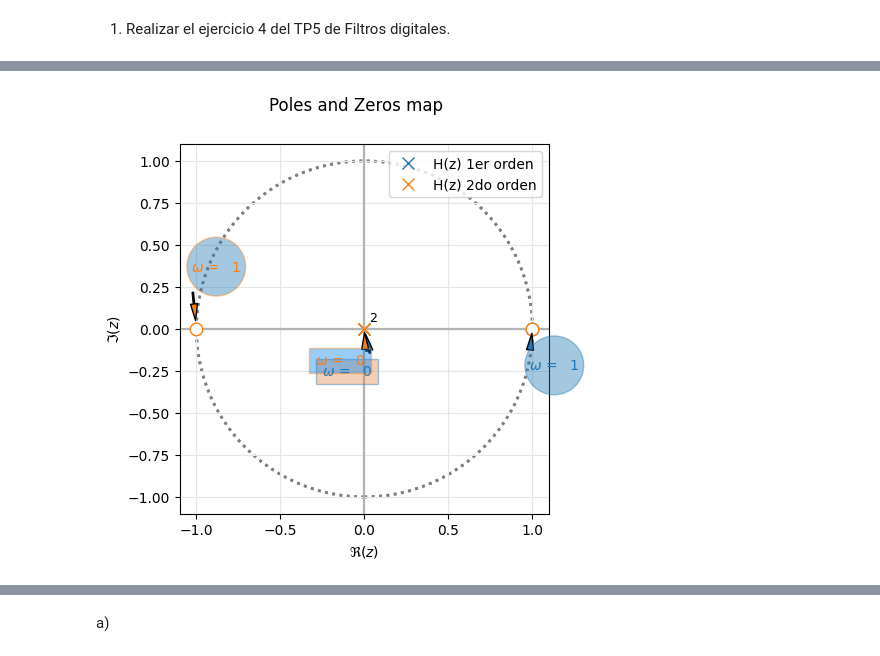
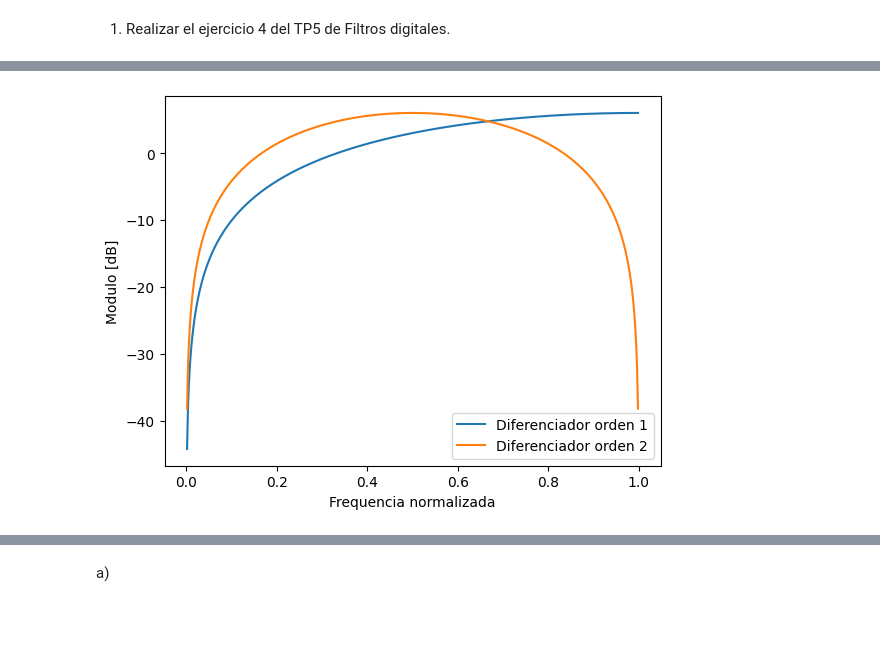
Before and after one commit to fRuggier0/TS8, a Jupyter notebook: TS8.ipynb, the cells around one changed output, grey strips where cells are left out. Drawn from its saved outputs; the diff is of its cells as text; code cells hidden in the pictures; blank space fills up the shorter version.

```diff
--- a/TS8.ipynb
+++ b/TS8.ipynb
@@ -16,6 +16,7 @@ import sympy as sp
 import numpy as np
 import scipy.signal as sig
 import matplotlib.pyplot as plt
+import math
 
 # Gráficos interactivos
 # %matplotlib ipympl
@@ -45,7 +46,7 @@ def plot_freq_resp_fir(this_num, this_desc):
 
     plt.plot(ww, 20 * np.log10(abs(hh)), label=this_desc)
 
-    plt.title('FIR diseñado por métodos directos - Taps:' + str(cant_coef) )
+    # plt.title('FIR diseñado por métodos directos - Taps:' + str(cant_coef) )
     plt.xlabel('Frequencia normalizada')
     plt.ylabel('Modulo [dB]')
     plt.grid(which='both', axis='both')
@@ -59,7 +60,7 @@ def plot_freq_resp_fir(this_num, this_desc):
 
     plt.plot(ww, phase, label=this_desc)
 
-    plt.title('FIR diseñado por métodos directos - Taps:' + str(cant_coef))
+    # plt.title('FIR diseñado por métodos directos - Taps:' + str(cant_coef))
     plt.xlabel('Frequencia normalizada')
     plt.ylabel('Fase [rad]')
     plt.grid(which='both', axis='both')
@@ -75,7 +76,7 @@ def plot_freq_resp_fir(this_num, this_desc):
     plt.plot(ww, gd_win, label=this_desc)
 
     plt.ylim((np.min(gd_win[2:-2])-1, np.max(gd_win[2:-2])+1))
-    plt.title('FIR diseñado por métodos directos - Taps:' + str(cant_coef))
+    # plt.title('FIR diseñado por métodos directos - Taps:' + str(cant_coef))
     plt.xlabel('Frequencia normalizada')
     plt.ylabel('Retardo [# muestras]')
     plt.grid(which='both', axis='both')
@@ -182,79 +239,15 @@ $\displaystyle H=\frac{0.2 \left(z^{5} - 1\right)}{z^{4} \left(z - 1\right)}$
 # %matplotlib inline
 plt.close('all')
 
-my_tf_1erOrden = TransferFunction( [1 , -1]     , [1 , 0] , dt=1/2)
-my_tf_2doOrden = TransferFunction( [1 , 0 , -1] , [1, 0, 0] , dt=1/2)
+num1z = np.array([1, -1])
+num2z = np.array([1, 0, -1])
 
-_= analyze_sys([my_tf_1erOrden], sys_name='H(z) 1er orden')
-_= analyze_sys([my_tf_2doOrden], sys_name='H(z) 2do orden')
-
-plt.figure(1)
-pzmap(my_tf_1erOrden, annotations=True, filter_description='Diferenciador 1er orden', axes_hdl='none', digital=True)
-
-plt.figure(2)
-pzmap(my_tf_2doOrden, annotations=True, filter_description='Diferenciador 2do orden', axes_hdl='none', digital=True)
+plot_freq_resp_fir(num1z, 'Diferenciador orden 1')
+plot_freq_resp_fir(num2z, 'Diferenciador orden 2')
 
 
-# num1 = np.array([1, -1])
-# num2 = np.array([1, 0, -1])
-
-
-# all_sys = []
-# all_sys_desc = []
-
-# num1 = np.array([1, -1])
-# den1 = np.array([1, 0])
-
-# num2 = np.array([1, 0, -1])
-# den2 = np.array([1, 0, 0])
-
-# wrad1, hh1 = sig.freqz(num1, den1)
-# wrad2, hh2 = sig.freqz(num2, den2)
-
-# ww1 = wrad1 / np.pi
-# ww2 = wrad2 / np.pi
-
-# Hc1 = sig.TransferFunction(num1, den1, dt=1/2)
-# Hc2 = sig.TransferFunction(num2, den2, dt=1/2)
-
-# _= analyze_sys([Hc1], sys_name='H(z) 1er Orden')
-# _= analyze_sys([Hc2], sys_name='H(z) 2do Orden')
-
-# #Diferenciador 1er orden
-# plt.figure(1)
-# plt.subplot(2, 1, 1)
-# plt.plot(ww1, np.abs(hh1))
-# plt.title('Módulo del filtro FIR Diferenciador 1er orden')
-# plt.ylabel('Módulo')
-
-# plt.figure(2)
-# plt.subplot(2, 1, 2)
-# plt.plot(ww1, np.angle(hh1))
-# plt.title('Fase del filtro FIR Diferenciador 1er orden')
-# plt.ylabel('Fase (radianes)')
-# plt.xlabel('Frecuencia (rad/muestra)')
-
-
-
-# #Diferenciador 2do orden
-# plt.figure(4)
-# plt.subplot(2, 1, 1)
-# plt.plot(ww2, np.abs(hh2))
-# plt.title('Módulo del filtro FIR Diferenciador 2do orden')
-# plt.ylabel('Módulo')
-
-# plt.figure(5)
-# plt.subplot(2, 1, 2)
-# plt.plot(ww2, np.angle(hh2))
-# plt.title('Fase del filtro FIR Diferenciador 2do orden')
-# plt.ylabel('Fase (radianes)')
-# plt.xlabel('Frecuencia (rad/muestra)')
-
-# plt.figure(1)
-# pzmap(my_tf_1erOrden, annotations=False, filter_description='Diferenciador 1er orden', axes_hdl='none', digital=True)
-
-# plt.figure(2)
-# pzmap(my_tf_2doOrden, annotations=False, filter_description='Diferenciador 2do orden', axes_hdl='none', digital=True)
-
-# plt.tight_layout()
+tf_pzmap1 = sig.TransferFunction( [1 , -1] , [1 , 0] , dt=1/2)
+tf_pzmap2 = sig.TransferFunction( [1 , 0 , -1] , [1 , 0 , 0] , dt=1/2)
+pzmap(tf_pzmap1, annotations=False, filter_description='Diferenciador orden 1', fig_id='none', axes_hdl='none', digital=True)
+pzmap(tf_pzmap2, annotations=False, filter_description='Diferenciador orden 2', fig_id='none', axes_hdl='none', digital=True)
 # %% [output]
@@ -262 +255 @@ pzmap(my_tf_2doOrden, annotations=True, filter_description='Diferenciador 2do or
-[figure, old version]
+[figure, new version]
```
Also changed, not shown: parts of 7 cells of this notebook, 3 other files.
